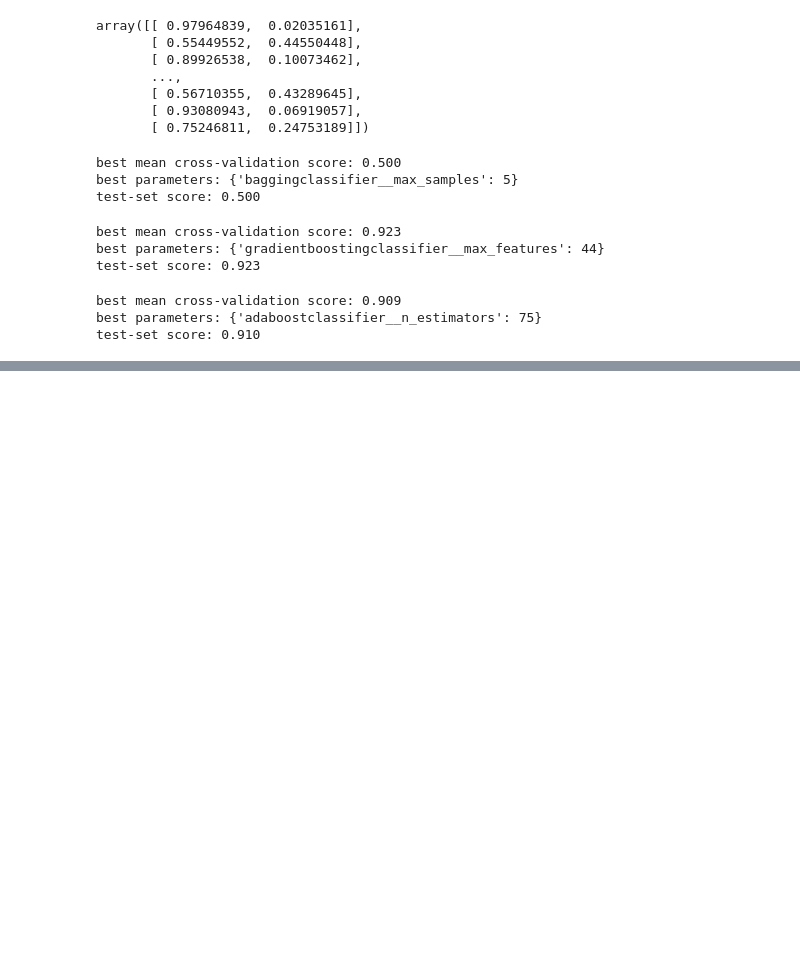
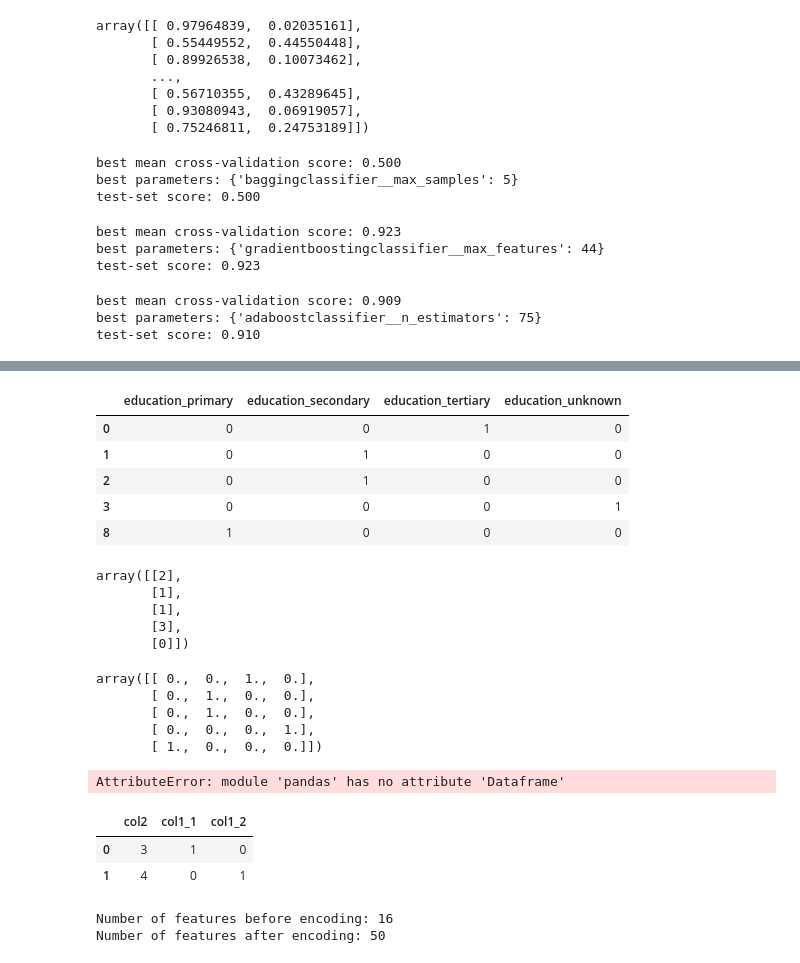
Before and after one commit to lingblahblah/Big-Data-in-Finance, a Jupyter notebook: Data Analysis.ipynb, the cells around one changed output, grey strips where cells are left out. Saved outputs shown, nothing was run; the diff lists cells and outputs as text; code cells hidden in the pictures; blank space fills up the shorter version.

```diff
--- a/Data Analysis.ipynb
+++ b/Data Analysis.ipynb
@@ -562,0 +538,2 @@ array([[ 1.60696496, -0.39289895, -1.53879208, ...,  0.        ,
+# %%
+a = data.iloc[[0,1,2,3,8],3:4]
@@ -562,0 +549,50 @@ array([[ 1.60696496, -0.39289895, -1.53879208, ...,  0.        ,
+# %%
+a2 = pd.get_dummies(a, columns=['education'])
+a2
+# %% [output]
+|  | education_primary | education_secondary | education_tertiary | education_unknown |
+| 0 | 0 | 0 | 1 | 0 |
+| 1 | 0 | 1 | 0 | 0 |
+| 2 | 0 | 1 | 0 | 0 |
+| 3 | 0 | 0 | 0 | 1 |
+| 8 | 1 | 0 | 0 | 0 |
+# %%
+from sklearn.preprocessing import LabelEncoder, OneHotEncoder
+le = LabelEncoder()
+a2 = le.fit_transform(a).reshape(5,1)
+a2
+# %% [output]
+array([[2],
+       [1],
+       [1],
+       [3],
+       [0]])
+# %%
+ohe = OneHotEncoder()
+ohe.fit_transform(a2).toarray()
+# %% [output]
+array([[ 0.,  0.,  1.,  0.],
+       [ 0.,  1.,  0.,  0.],
+       [ 0.,  1.,  0.,  0.],
+       [ 0.,  0.,  0.,  1.],
+       [ 1.,  0.,  0.,  0.]])
+# %%
+pd.Dataframe(a2.reshape(5,1))
+# %% [output]
+AttributeError: module 'pandas' has no attribute 'Dataframe'
+# %%
+d = {'col1': [1, 2], 'col2': [3, 4]}
+d = pd.DataFrame(data=d)
+pd.get_dummies(d, columns=['col1'])
+# %% [output]
+|  | col2 | col1_1 | col1_2 |
+| 0 | 3 | 1 | 0 |
+| 1 | 4 | 0 | 1 |
+# %%
+print("Number of features before encoding: {:}".format(data.shape[1]-1))
+df = pd.get_dummies(data, columns=['job','marital','education','default','housing',
+              'loan','contact','month','poutcome'])
+print("Number of features after encoding: {:}".format(df.shape[1]-1))
+# %% [output]
+Number of features before encoding: 16
+Number of features after encoding: 50
```
Also changed, not shown: parts of 19 cells of this notebook.
